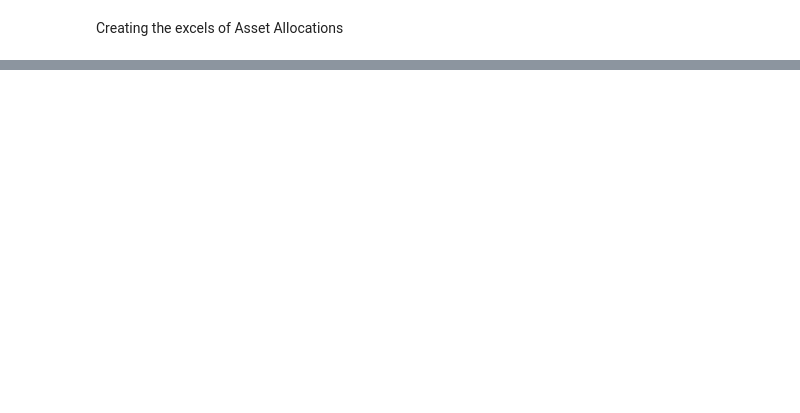
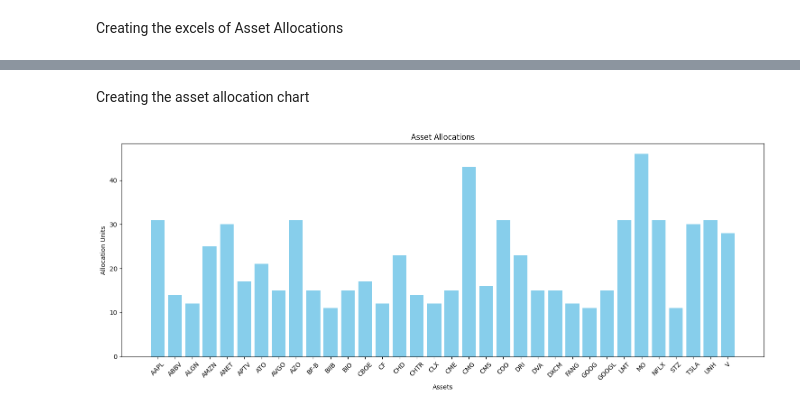
Before and after one commit to DilshanSonnadara/Quantum_Computing_Research, a Jupyter notebook: Quantum_Reformulated_Markowitz.ipynb, the cells around one changed output, grey strips where cells are left out. Drawn from its saved outputs; the diff is of its cells as text; code cells hidden in the pictures; blank space fills up the shorter version.

```diff
--- a/Quantum_Reformulated_Markowitz.ipynb
+++ b/Quantum_Reformulated_Markowitz.ipynb
@@ -49,6 +51,9 @@ K = 15
 
 # The number of shares the investor would like to purchase
 S = 20
+
+# Setting the value for the number of binary variables required to represent a single decision variable
+M = math.floor(math.log2(S)) +1
 # %% [markdown]
 Creating the Decision Variables
 # %%
@@ -146,12 +190,12 @@ Recreating the original decision variables
 # %%
-sample = sampleset.first[0]
+# sample = sampleset.first[0]
 
-# Number of decision variables
-num_decision_variables = n_assets
+# # Number of decision variables
+# num_decision_variables = n_assets
 
-# Reconstruct the original decision variables
-decision_variables = []
-for i in range(num_decision_variables):
-    decision_variables.append(sample[f'x_{i}'])
+# # Reconstruct the original decision variables
+# decision_variables = []
+# for i in range(num_decision_variables):
+#     decision_variables.append(sample[f'x_{i}'])
 
-decision_variables
+# decision_variables
@@ -599,0 +876,19 @@ for i, result in enumerate(results_list, start=1):
+# %% [markdown]
+Creating the asset allocation chart
+# %%
+column_names = df.columns.tolist()
+
+# Filter the weights and corresponding names for weights > 0
+filtered_weights = [x for x in x_optimized if x > 10.0]
+filtered_names = [column_names[i] for i, x in enumerate(x_optimized) if x > 10.0]
+# Plotting the bar chart
+plt.figure(figsize=(15, 6))
+plt.bar(filtered_names, filtered_weights, color='skyblue')
+plt.xlabel('Assets')  # Adding x-label
+plt.ylabel('Allocation Units')  # Adding y-label
+plt.title('Asset Allocations')  # Adding title
+plt.xticks(rotation=45)  # Rotating the x-axis labels for better readability if names are long
+plt.tight_layout()  # Adjust layout to not cut off labels
+plt.show()
+# %% [output]
+[figure, added]
```
Also changed, not shown: parts of 22 cells of this notebook.
